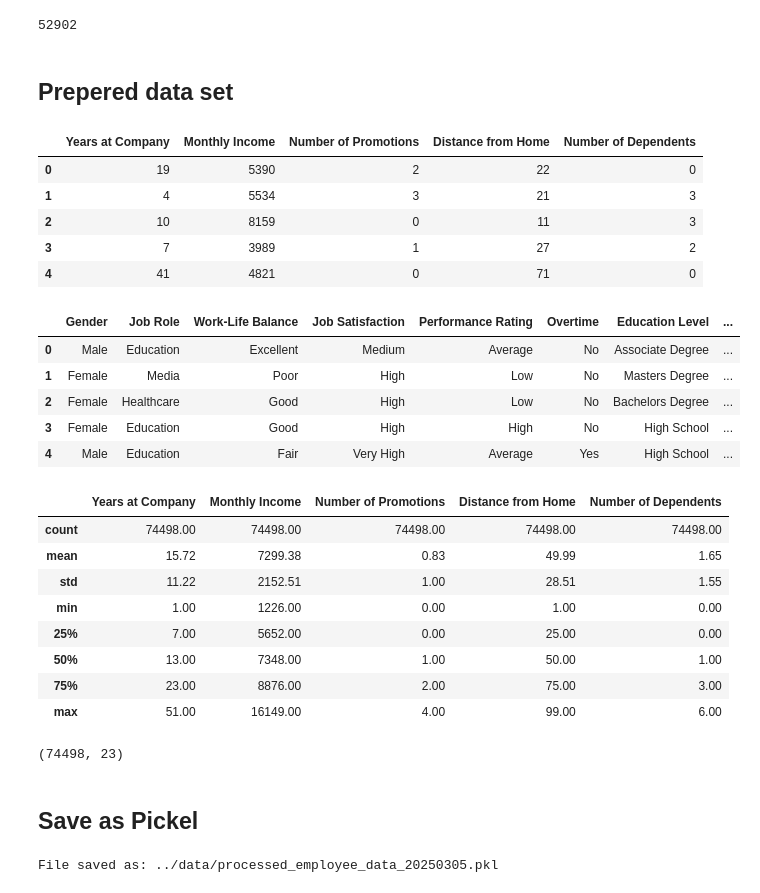
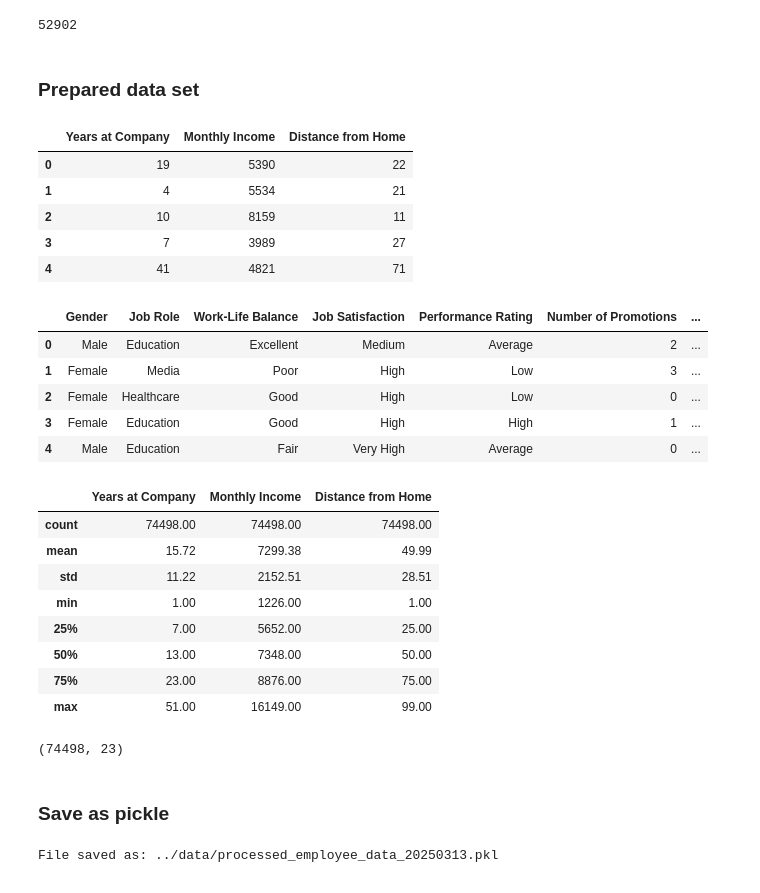
Before and after one commit to KfirTayar/Employee_Attrition_Analysis, a Jupyter notebook: notebooks/Employee_Attrition_Data_Preparation.ipynb, the cells around one changed output. Saved outputs shown, nothing was run; the diff lists cells and outputs as text; code cells hidden in the pictures.

Commit message:
update EDA file, Create data cleansing file

```diff
--- a/notebooks/Employee_Attrition_Data_Preparation.ipynb
+++ b/notebooks/Employee_Attrition_Data_Preparation.ipynb
@@ -61,6 +80,10 @@ memory usage: 4.1 MB
 # %%
 # Make all the Object type features into Category type
 df = turn_object_into_category(df)
+# %%
+# Convert specific numeric features to categorical features
+df['Number of Dependents'] = df['Number of Dependents'].astype('category')
+df['Number of Promotions'] = df['Number of Promotions'].astype('category')
 # %%
 # Chack if there is a need to reduce categories
 display_category_summary(df)
@@ -103,10 +126,10 @@ Name: count, dtype: int64
 # Calculate the age when the employee started at the company
 df['Start Age'] = df['Age'] - df['Years at Company']
 
-df['Age Group'] = pd.cut(df.Age, bins=[18, 23, 30, 40, 50, 60], labels=['18-23', '23-30', '30-40', '40-50', '>50'], right=False)
+df['Age Group'] = pd.cut(df['Age'], bins=[18, 23, 30, 40, 50, 60], labels=['18-23', '23-30', '30-40', '40-50', '>50'], right=False)
 print(df['Age Group'].value_counts(), end='\n\n')
 
-df['Start Age Group'] = pd.cut(df.Age, bins=[8, 18, 23, 30, 40, 60], labels=['8-18', '18-23', '23-30', '30-40', '>40'], right=False)
+df['Start Age Group'] = pd.cut(df['Start Age'], bins=[8, 18, 23, 30, 40, 60], labels=['8-18', '18-23', '23-30', '30-40', '>40'], right=False)
 print(df['Start Age Group'].value_counts())
 # %% [output]
 Age Group
@@ -152,47 +175,47 @@ len(df[df['Company Tenure'] > df['Age']])
 cols_to_drop = ['Company Tenure', 'Employee ID', 'Age', 'Start Age']
 df = drop_selected_cols(df, cols_to_drop)
 # %% [markdown]
-## Prepered data set
+### Prepared data set
 # %%
-df.select_dtypes(['int64', 'int32', 'float64']).head()
+df.select_dtypes(include=['number']).head()
 # %% [output]
-|  | Years at Company | Monthly Income | Number of Promotions | Distance from Home | Number of Dependents |
-| 0 | 19 | 5390 | 2 | 22 | 0 |
-| 1 | 4 | 5534 | 3 | 21 | 3 |
-| 2 | 10 | 8159 | 0 | 11 | 3 |
-| 3 | 7 | 3989 | 1 | 27 | 2 |
-| 4 | 41 | 4821 | 0 | 71 | 0 |
+|  | Years at Company | Monthly Income | Distance from Home |
+| 0 | 19 | 5390 | 22 |
+| 1 | 4 | 5534 | 21 |
+| 2 | 10 | 8159 | 11 |
+| 3 | 7 | 3989 | 27 |
+| 4 | 41 | 4821 | 71 |
 # %%
 df.select_dtypes(['category']).head()
 # %% [output]
-|  | Gender | Job Role | Work-Life Balance | Job Satisfaction | Performance Rating | Overtime | Education Level | ... |
-| 0 | Male | Education | Excellent | Medium | Average | No | Associate Degree | ... |
-| 1 | Female | Media | Poor | High | Low | No | Masters Degree | ... |
-| 2 | Female | Healthcare | Good | High | Low | No | Bachelors Degree | ... |
-| 3 | Female | Education | Good | High | High | No | High School | ... |
-| 4 | Male | Education | Fair | Very High | Average | Yes | High School | ... |
+|  | Gender | Job Role | Work-Life Balance | Job Satisfaction | Performance Rating | Number of Promotions | ... |
+| 0 | Male | Education | Excellent | Medium | Average | 2 | ... |
+| 1 | Female | Media | Poor | High | Low | 3 | ... |
+| 2 | Female | Healthcare | Good | High | Low | 0 | ... |
+| 3 | Female | Education | Good | High | High | 1 | ... |
+| 4 | Male | Education | Fair | Very High | Average | 0 | ... |
 # %%
 df.describe().round(2)
 # %% [output]
-|  | Years at Company | Monthly Income | Number of Promotions | Distance from Home | Number of Dependents |
-| count | 74498.00 | 74498.00 | 74498.00 | 74498.00 | 74498.00 |
-| mean | 15.72 | 7299.38 | 0.83 | 49.99 | 1.65 |
-| std | 11.22 | 2152.51 | 1.00 | 28.51 | 1.55 |
-| min | 1.00 | 1226.00 | 0.00 | 1.00 | 0.00 |
-| 25% | 7.00 | 5652.00 | 0.00 | 25.00 | 0.00 |
-| 50% | 13.00 | 7348.00 | 1.00 | 50.00 | 1.00 |
-| 75% | 23.00 | 8876.00 | 2.00 | 75.00 | 3.00 |
-| max | 51.00 | 16149.00 | 4.00 | 99.00 | 6.00 |
+|  | Years at Company | Monthly Income | Distance from Home |
+| count | 74498.00 | 74498.00 | 74498.00 |
+| mean | 15.72 | 7299.38 | 49.99 |
+| std | 11.22 | 2152.51 | 28.51 |
+| min | 1.00 | 1226.00 | 1.00 |
+| 25% | 7.00 | 5652.00 | 25.00 |
+| 50% | 13.00 | 7348.00 | 50.00 |
+| 75% | 23.00 | 8876.00 | 75.00 |
+| max | 51.00 | 16149.00 | 99.00 |
 # %%
 df.shape
 # %% [output]
 (74498, 23)
 # %% [markdown]
-## Save as Pickel
+### Save as pickle
 # %%
 folder = "data"
 file_name = "processed_employee_data"
 
-save_prep_df(df, folder, file_name)
+save_file_as_pickle(df, folder, file_name)
 # %% [output]
-File saved as: ../data/processed_employee_data_20250305.pkl
+File saved as: ../data/processed_employee_data_20250313.pkl
```
Also changed, not shown: parts of 11 cells of this notebook, 18 other files.
